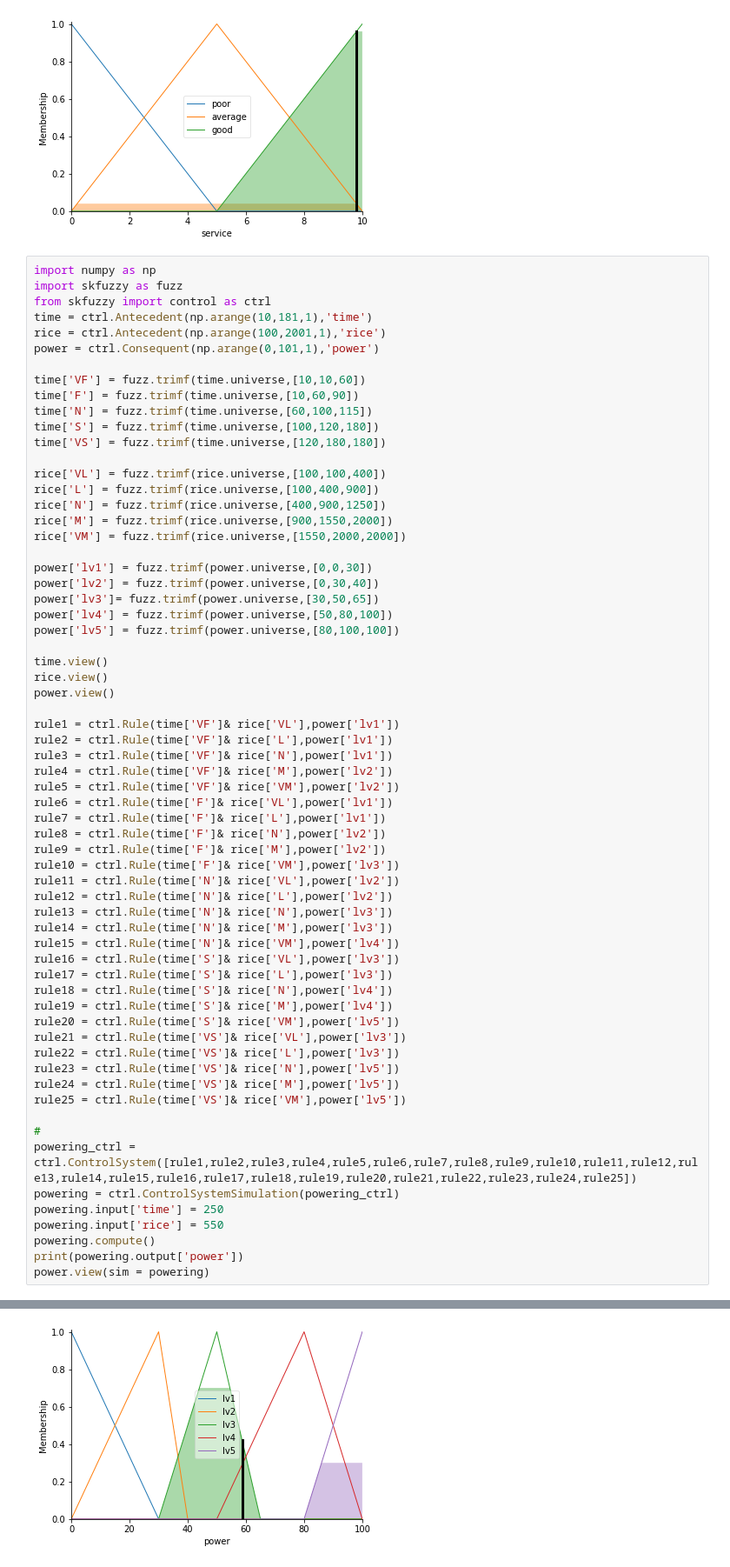
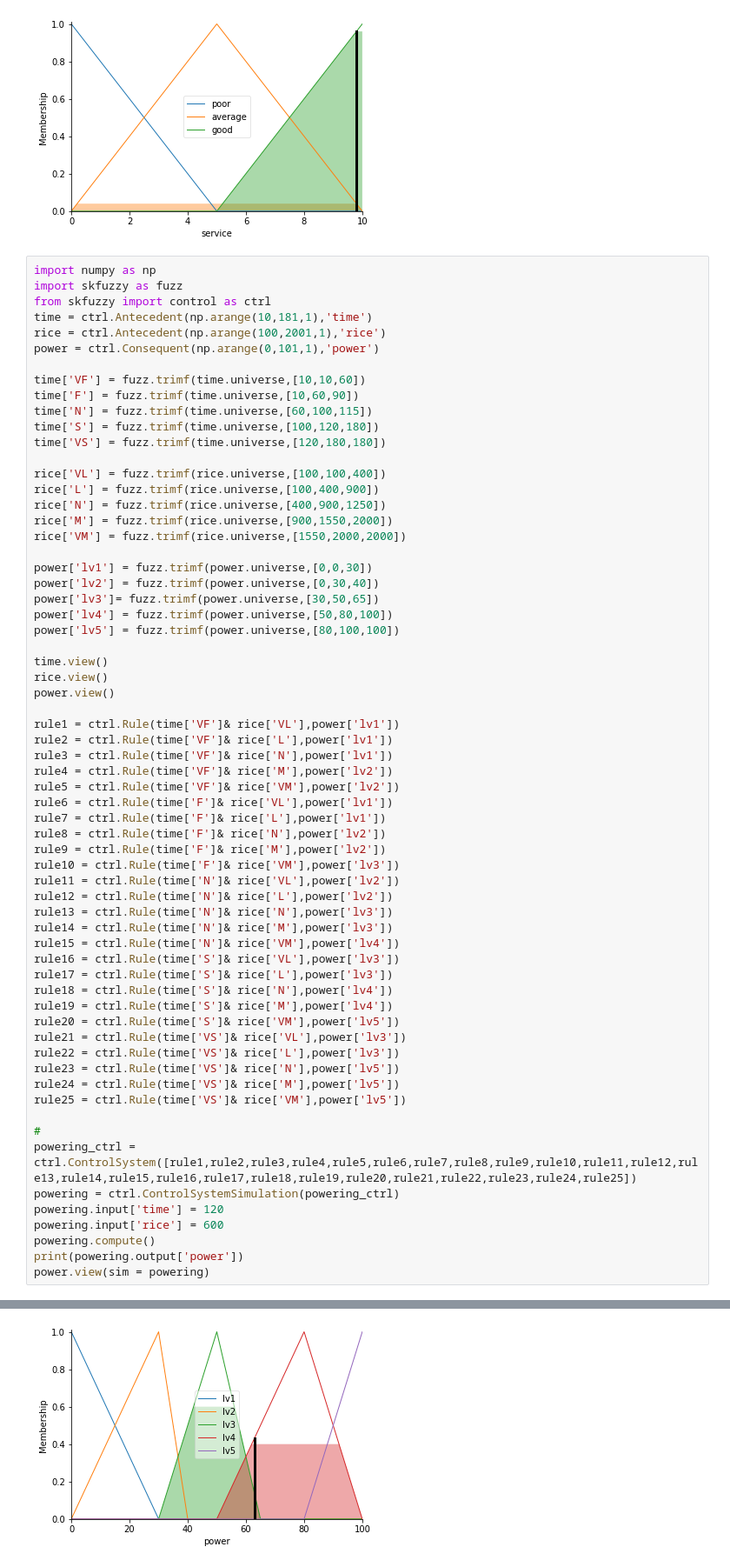
Before and after one commit to TangNgheQuangHuy/T-ng-Ngh-Quang-Huy---20146255, a Jupyter notebook: AI_W4_25_02_23.ipynb, the cells around one changed output, grey strips where cells are left out. Shown at 87% size. Cells and saved outputs as stored; diff of their text form.

```diff
--- a/AI_W4_25_02_23.ipynb
+++ b/AI_W4_25_02_23.ipynb
@@ -136,8 +136,8 @@ rule25 = ctrl.Rule(time['VS']& rice['VM'],power['lv5'])
 #
 powering_ctrl = ctrl.ControlSystem([rule1,rule2,rule3,rule4,rule5,rule6,rule7,rule8,rule9,rule10,rule11,rule12,rule13,rule14,rule15,rule16,rule17,rule18,rule19,rule20,rule21,rule22,rule23,rule24,rule25])
 powering = ctrl.ControlSystemSimulation(powering_ctrl)
-powering.input['time'] = 250
-powering.input['rice'] = 550
+powering.input['time'] = 120
+powering.input['rice'] = 600
 powering.compute()
 print(powering.output['power'])
 power.view(sim = powering)
@@ -146,4 +146,4 @@ power.view(sim = powering)
 [figure]
 [figure]
 [figure]
-[figure, old version]
+[figure, new version]
```
Also changed, not shown: parts of 2 cells of this notebook.
